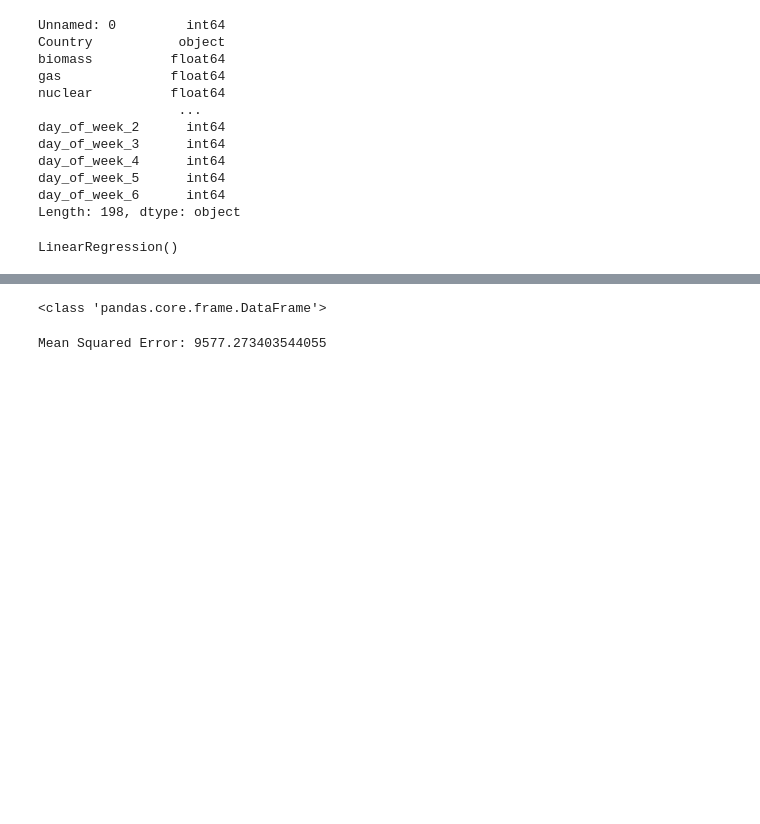
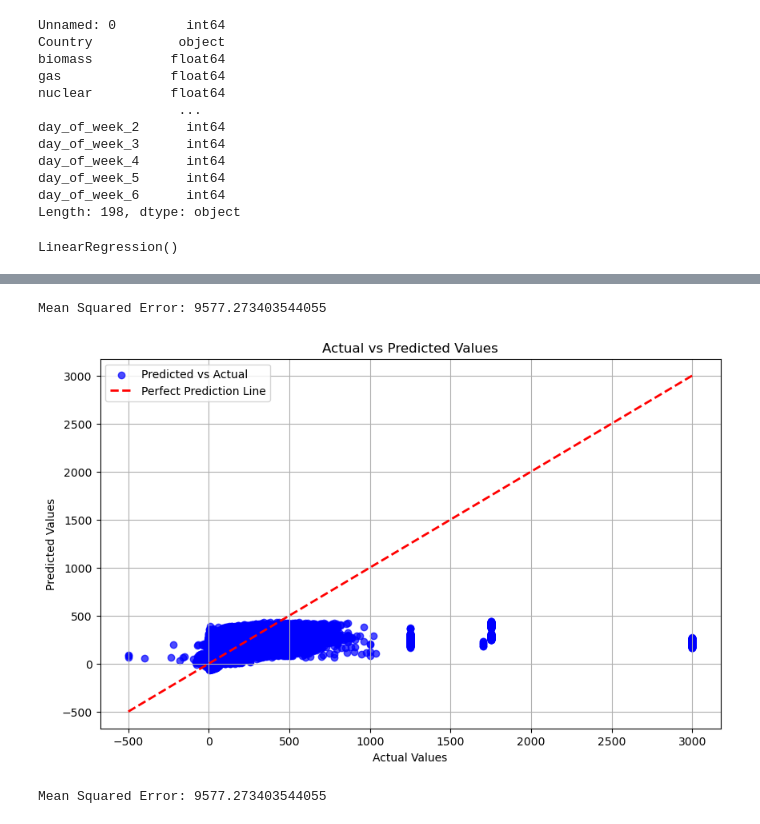
Before and after one commit to hertiemlteam/machine_learning, a Jupyter notebook: modeling_notebook.ipynb, the cells around one changed output, grey strips where cells are left out. Saved outputs shown, nothing was run; the diff lists cells and outputs as text; code cells hidden in the pictures; blank space fills up the shorter version.

```diff
--- a/modeling_notebook.ipynb
+++ b/modeling_notebook.ipynb
@@ -167,3 +181,5 @@ X_train.drop('Country', axis=1, inplace=True)
+# %%
+X_test = X_test.drop(columns=['Date', 'Unnamed: 0', 'Country'])
 # %%
 print(X_train.dtypes)
 # %% [output]
@@ -193,8 +204,0 @@ print(type(X_test))
-# %%
-X_test.drop('Date', axis=1, inplace=True)
-# %%
-print(type(X_test))
-# %% [output]
-<class 'pandas.core.frame.DataFrame'>
-# %%
-X_test = X_test.reindex(columns=X_train.columns, fill_value=0)
@@ -203,3 +205,32 @@ y_test = pd.read_csv('y_test.csv')
+# %%
+y_pred = model.predict(X_test)
+
+# Calculate the MSE
+mse = mean_squared_error(y_test, y_pred)
+print(f'Mean Squared Error: {mse}')
+# %% [output]
+Mean Squared Error: 9577.273403544055
+# %%
+import matplotlib.pyplot as plt
+plt.figure(figsize=(10, 6))
+
+# Scatter plot of actual vs predicted values
+plt.scatter(y_test, y_pred, alpha=0.7, color='blue', label='Predicted vs Actual')
+
+# Plot a line for perfect predictions
+plt.plot([y_test.min(), y_test.max()], [y_test.min(), y_test.max()], 'r--', lw=2, label='Perfect Prediction Line')
+
+# Adding labels and title to the plot
+plt.xlabel('Actual Values')
+plt.ylabel('Predicted Values')
+plt.title('Actual vs Predicted Values')
+plt.legend()
+plt.grid(True)
+
+# Show the plot
+plt.show()
+# %% [output]
+[figure, added]
 # %%
 y_pred = model.predict(X_test)
 
```
Also changed, not shown: parts of 25 cells of this notebook, 4 other files.
